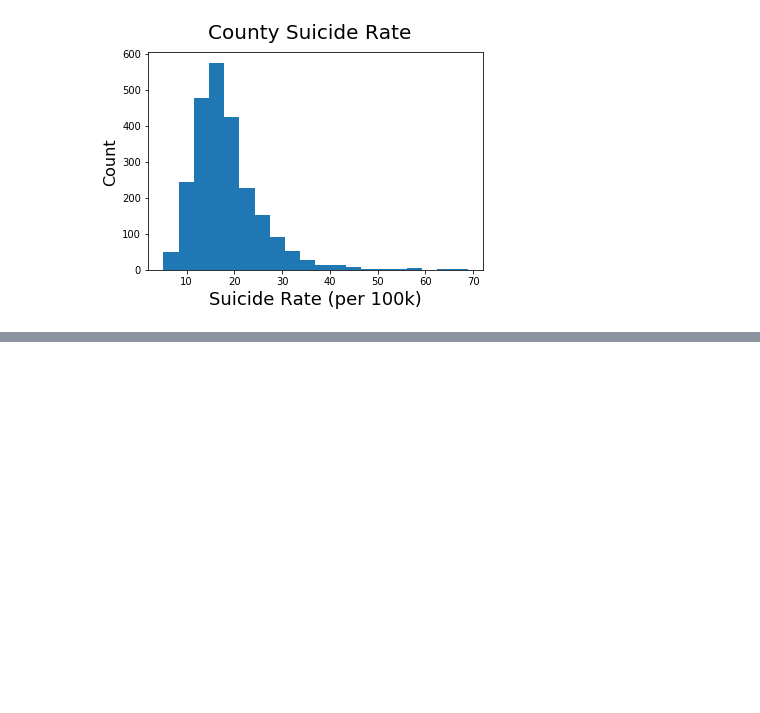
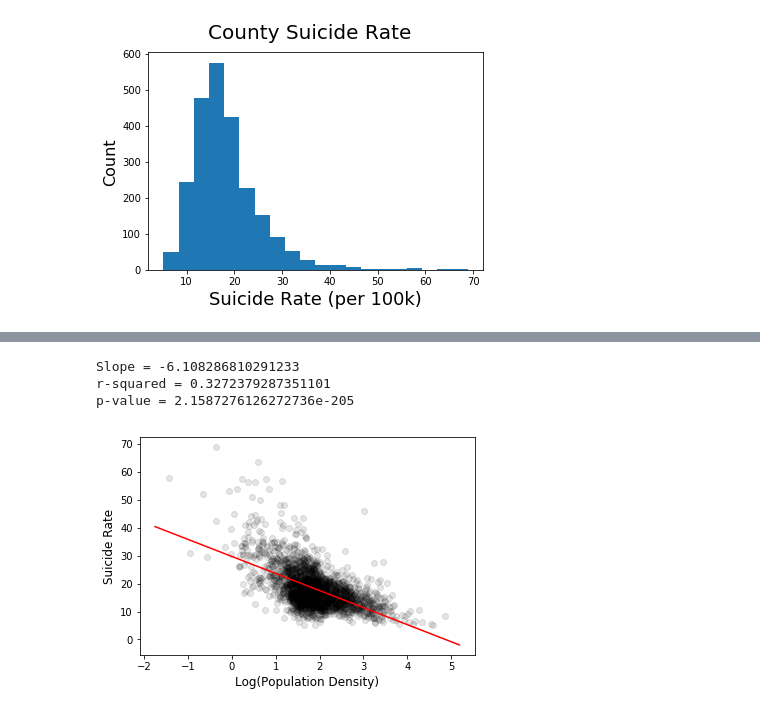
Before and after one commit to salkoffd/HappySauce, a Jupyter notebook: HappySauce.ipynb, the cells around one changed output, grey strips where cells are left out. Cells and saved outputs as stored; diff of their text form; code cells hidden in the pictures; blank space fills up the shorter version.

```diff
--- a/HappySauce.ipynb
+++ b/HappySauce.ipynb
@@ -62,3 +64,9 @@ df_grim['County Code'] = df_grim['County Code'].astype(str)
 df_grim = df_grim.set_index('County Code')
 # Calculate suicide rate per 100k
 df_grim['Suicide Rate'] = df_grim['Deaths'] / df_grim['Population'] *100000
+# %%
+# Import county land area csv
+path_csv = 'county_areas.csv'
+df_areas = pd.read_csv(path_csv)
+df_areas['County Code'] = df_areas['County Code'].astype(str)
+df_areas = df_areas.set_index('County Code')
@@ -164 +203,33 @@ p-value = 7.492949003446184e-61
 [figure]
+# %%
+# Define x and y
+x = df_full['Population Density']
+y = df_full['Suicide Rate']
+x = [math.log(i, 10) for i in x]
+
+# Plot
+fig = plt.scatter(x, y, c='black', alpha=0.1)
+axes = plt.gca()
+# axes.set_xlim([0,2000])
+plt.ylabel('Suicide Rate', fontsize=12)
+plt.xlabel('Log(Population Density)', fontsize=12)
+
+# Most dense counties
+# df_full.loc[df_full['Population Density'] > 20000]
+
+# Linear Regression
+slope, intercept, r_value, p_value, std_err = stats.linregress(x, y)
+# Plot a line from slope and intercept
+axes = plt.gca()
+x_vals = np.array(axes.get_xlim())
+y_vals = intercept + slope * x_vals
+plt.plot(x_vals, y_vals, '-', color="red")
+print(f"Slope = {slope}")
+print(f"r-squared = {r_value**2}")
+print(f"p-value = {p_value}")
+# plt.savefig("happySauce_fig01.png")
+# %% [output]
+Slope = -6.108286810291233
+r-squared = 0.3272379287351101
+p-value = 2.1587276126272736e-205
+[figure, added]
```
Also changed, not shown: parts of 9 cells of this notebook, 2 other files.
